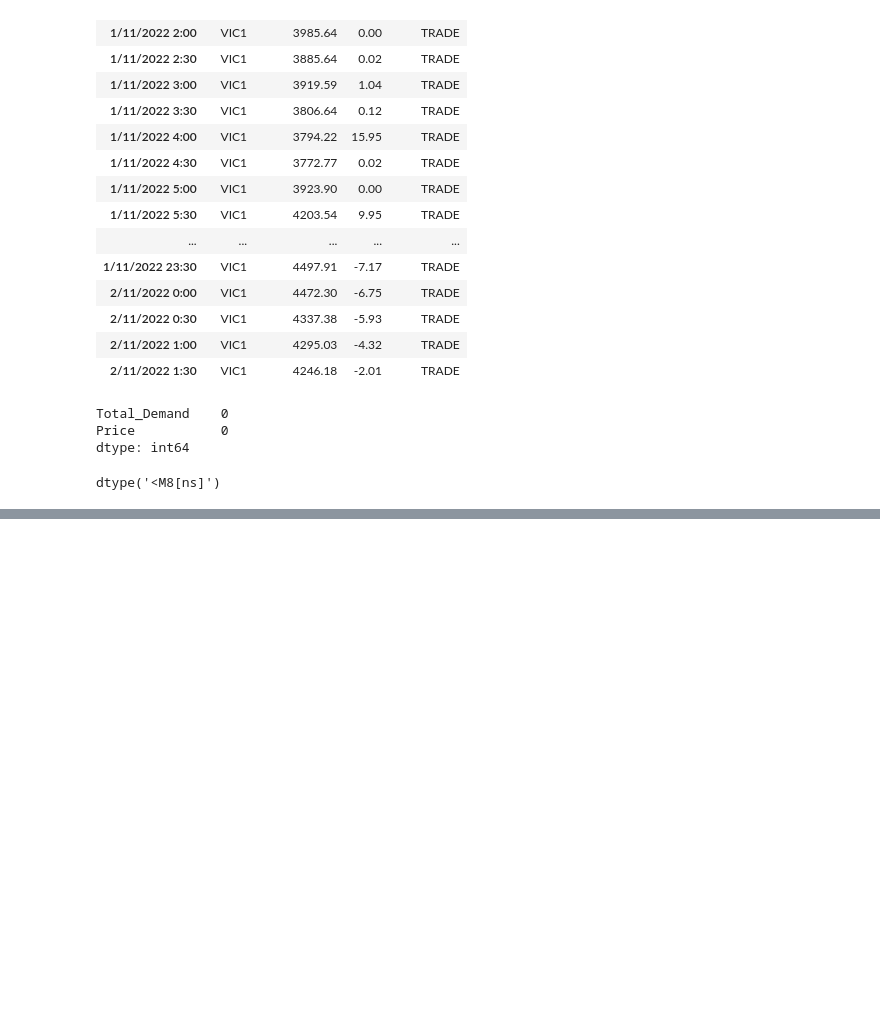
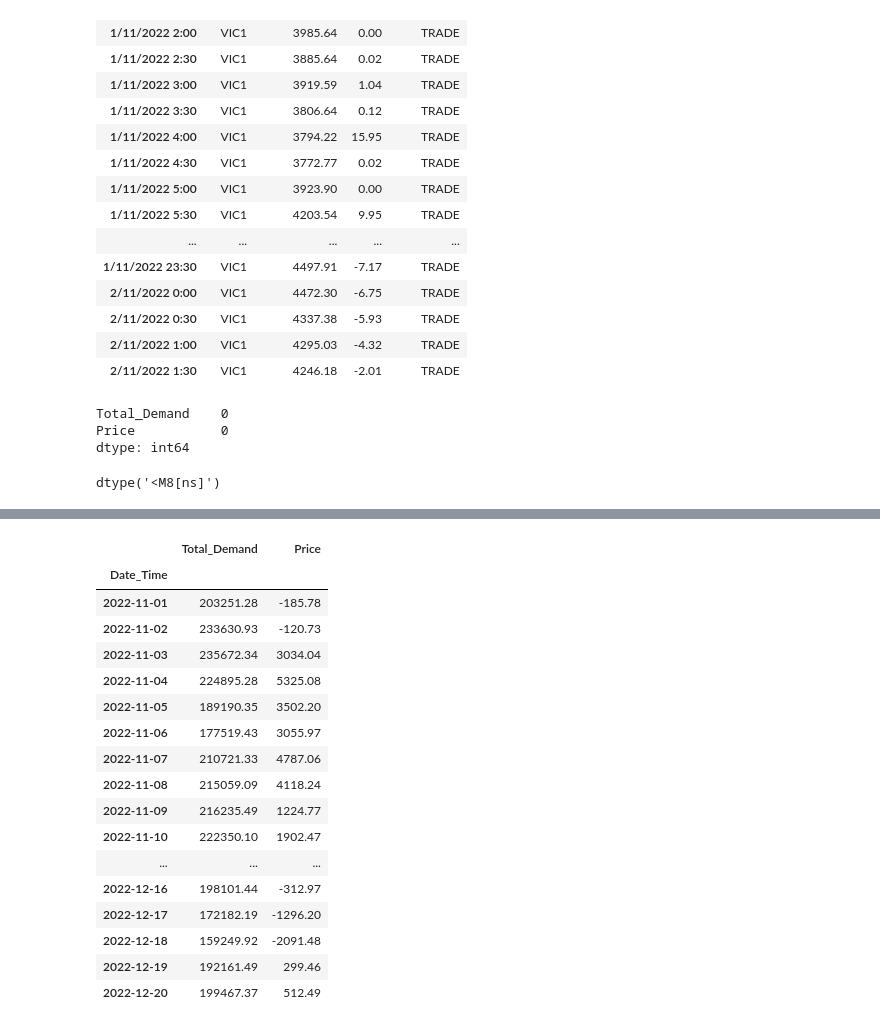
Before and after one commit to HillarP/Energy_Prediction, a Jupyter notebook: Jigar_Assignment_2.ipynb, the cells around one changed output, grey strips where cells are left out. Cells and saved outputs as stored; diff of their text form; code cells hidden in the pictures; blank space fills up the shorter version.

```diff
--- a/Jigar_Assignment_2.ipynb
+++ b/Jigar_Assignment_2.ipynb
@@ -248,0 +287,23 @@ dtype('<M8[ns]')
+# %%
+df_daily_demand_data = df_price_demand.resample('D').sum()
+# %%
+df_daily_demand_data.head(50)
+# %% [output]
+|  | Total_Demand | Price |
+| Date_Time |  |  |
+| 2022-11-01 | 203251.28 | -185.78 |
+| 2022-11-02 | 233630.93 | -120.73 |
+| 2022-11-03 | 235672.34 | 3034.04 |
+| 2022-11-04 | 224895.28 | 5325.08 |
+| 2022-11-05 | 189190.35 | 3502.20 |
+| 2022-11-06 | 177519.43 | 3055.97 |
+| 2022-11-07 | 210721.33 | 4787.06 |
+| 2022-11-08 | 215059.09 | 4118.24 |
+| 2022-11-09 | 216235.49 | 1224.77 |
+| 2022-11-10 | 222350.10 | 1902.47 |
+| ... | ... | ... |
+| 2022-12-16 | 198101.44 | -312.97 |
+| 2022-12-17 | 172182.19 | -1296.20 |
+| 2022-12-18 | 159249.92 | -2091.48 |
+| 2022-12-19 | 192161.49 | 299.46 |
+| 2022-12-20 | 199467.37 | 512.49 |
```
Also changed, not shown: parts of 4 cells of this notebook.
